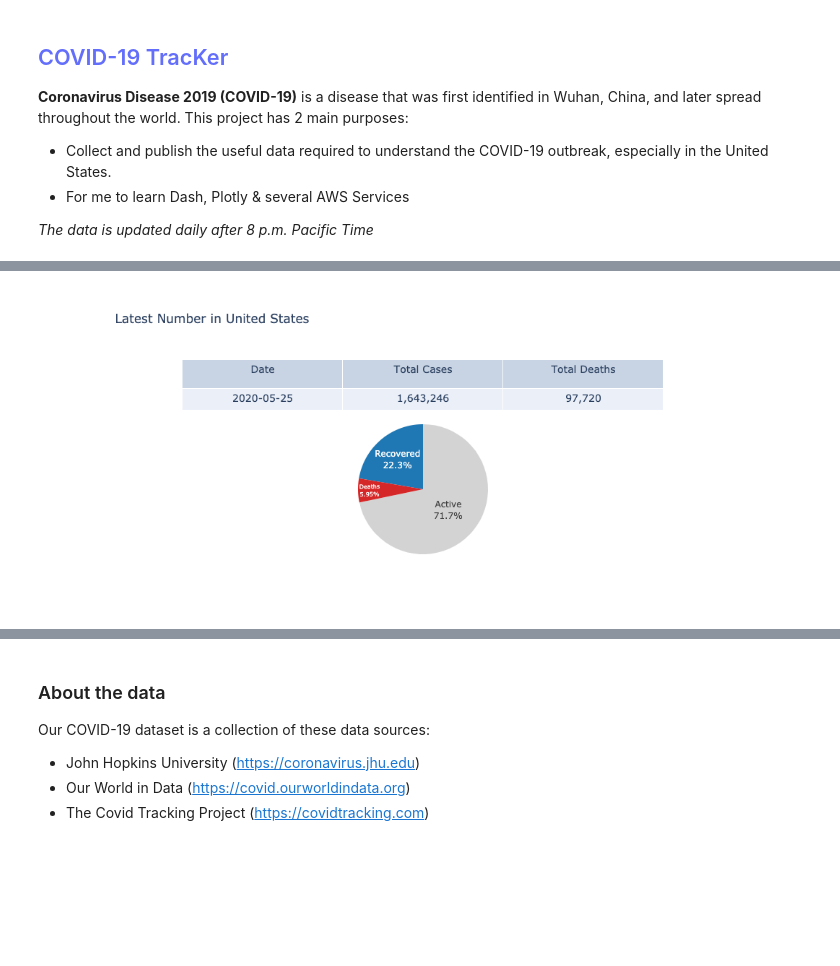
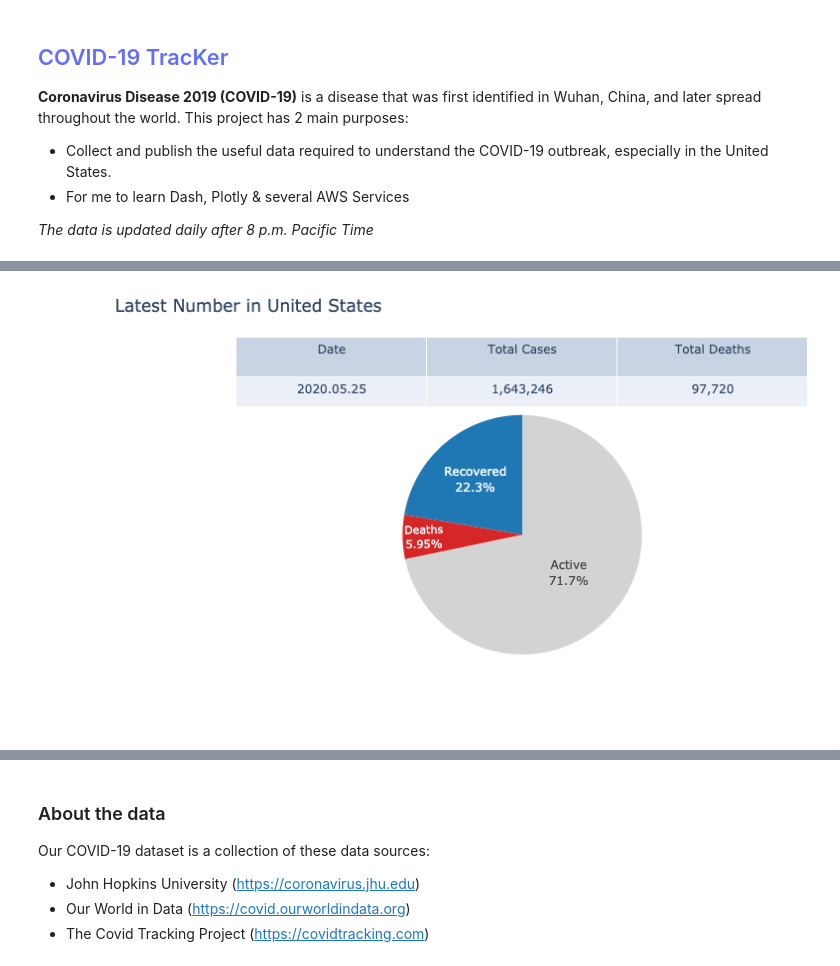
Before and after one commit to tud7/covid19, a Jupyter notebook: tud-covid19-tracker.ipynb, the cells around one changed output, grey strips where cells are left out. Saved outputs shown, nothing was run; the diff lists cells and outputs as text; code cells hidden in the pictures; blank space fills up the shorter version.

```diff
--- a/tud-covid19-tracker.ipynb
+++ b/tud-covid19-tracker.ipynb
@@ -16,46 +16,27 @@ Copyright © 2020 Tu Duong All Rights Reserved
 '''
 
 import os
+import sys
 import csv
 import glob
 import datetime
 import subprocess
-import urllib
-import urllib.request
-import urllib.error
+
 import numpy                as np
 import pandas               as pd
 import plotly.graph_objects as go
-
 import plotly.express       as px
 
 from plotly.subplots import make_subplots
-from datetime import date
+from datetime        import date
+from DataSource      import *
 
-from DataSource import *
+# get data from multiple data sources
+owid_us_data = OurWorldInData().get_US_data()
+jh_us_data   = JohnHopkins().get_US_data()
 
-import sys
+us_covid19_test_data = CovidTracking().get_full_data()
 
-# load data into pandas data frame
-ourworld_url = "https://covid.ourworldindata.org/data/ecdc/full_data.csv"
-
-df = pd.read_csv(ourworld_url)
-
-# convert 'date' column to the same data type for merging later
-df['date']      = pd.to_datetime(df['date'])
-
-us_covid19_data = df[ df['location']=='United States']
-
-
-# load test data
-covidtracking_url = 'https://covidtracking.com/api/v1/us/daily.csv'
-
-jh_df = JohnHopkins(None).get_full_data()
-
-us_covid19_test_data = CovidTracking(covidtracking_url).get_full_data()
-
-condition = jh_df['Country_Region']=='US'
-jh_us_data      = jh_df[condition]
 
 last_update     = jh_us_data.Last_Update.sort_values(ascending=False).iloc[0]
 total_confirmed = jh_us_data['Confirmed'].sum()
@@ -64,55 +45,50 @@ total_recovered = jh_us_data['Recovered'].sum()
 total_active    = total_confirmed - (total_deaths + total_recovered)
 
 
-latest_covid19_numbers = us_covid19_data.iloc[-1]
-headers_dict = dict(values=['Date', 'Total Cases', 'Total Deaths'],
-                    font=dict(size=14),
-                    height=40)
-
+# overview table
 datetime_obj      = datetime.datetime.strptime(last_update, '%Y-%m-%d %H:%M:%S')
-disp_date         = datetime_obj.strftime('%Y-%m-%d')
+disp_date         = datetime_obj.strftime('%Y.%m.%d')
 disp_total_case   = f'{total_confirmed:,}'
 disp_total_deaths = f'{total_deaths:,}'
 
+headers_dict = dict(values=['Date', 'Total Cases', 'Total Deaths'],
+                    font=dict(size=12),
+                    height=40)
+
 values_dict  = dict(values=[disp_date, disp_total_case, disp_total_deaths],
-                    font_size=14,
+                    font_size=12,
                     height=30)
 
-disp_table = go.Table(header=headers_dict,
-                      cells=values_dict
-                     )
+disp_table = go.Table(header=headers_dict, cells=values_dict)
 
-labels = ['Active', 'Deaths', 'Recovered']# get list of labels
+# overview pie chart
+labels = ['Active', 'Deaths', 'Recovered']
 values = [total_active, total_deaths, total_recovered]
 colors = ['rgb(211, 211, 211)', 'rgb(214, 39, 40)', 'rgb(31, 119, 180)']
 
-pie_disp = go.Pie(values=values, labels=labels,
+disp_pie = go.Pie(values=values, labels=labels,
                   textposition='inside',
                   textinfo='percent+label',
                   marker=dict(colors=colors)
                   )
 
+# put table and pie chart in the same figure
+table_pie_fig = make_subplots(
+                    rows=2, cols=1,
+                    shared_xaxes=True,
+                    vertical_spacing=0.02,
+                    row_heights=[0.3, 1],
+                    specs=[ [{"type": "table"}],
+                            [{"type": "pie"}] ])
 
-fig1 = make_subplots(
-    rows=3, cols=3,
-    shared_xaxes=True,
-    vertical_spacing=0,
-    horizontal_spacing=0,
-    specs=[[{"type": "table", "colspan": 3}, None, None],
-           [None, {"type": "pie", "rowspan": 2}, None],
-           [None, None, None]]
-)
+table_pie_fig.add_trace(disp_table, row=1, col=1)
+table_pie_fig.add_trace(disp_pie,   row=2, col=1)
 
-fig1.add_trace(disp_table, row=1, col=1)
-fig1.add_trace(pie_disp,   row=2, col=2)
+table_pie_fig.update_layout(title={
+                                    'text': "Latest Number in United States",
+                                    'x':0.1},
+                            showlegend=False,
+                            margin=dict(l=200, r=0, t=50))
 
-
-fig1.update_layout(title={
-                    'text': "Latest Number in United States",
-                    'x':0.1},
-                   showlegend=False,
-                   margin=dict(l=200, r=200, t=50)
-                  )
-
-fig1.show()
+table_pie_fig.show()
 # %% [output]
@@ -119,3 +96,3 @@ fig1.show()
-[figure, old version]
+[figure, new version]
 # %%
 # merge 2 panda data frames into 1 data frame
```
Also changed, not shown: parts of 2 cells of this notebook, 2 other files.
